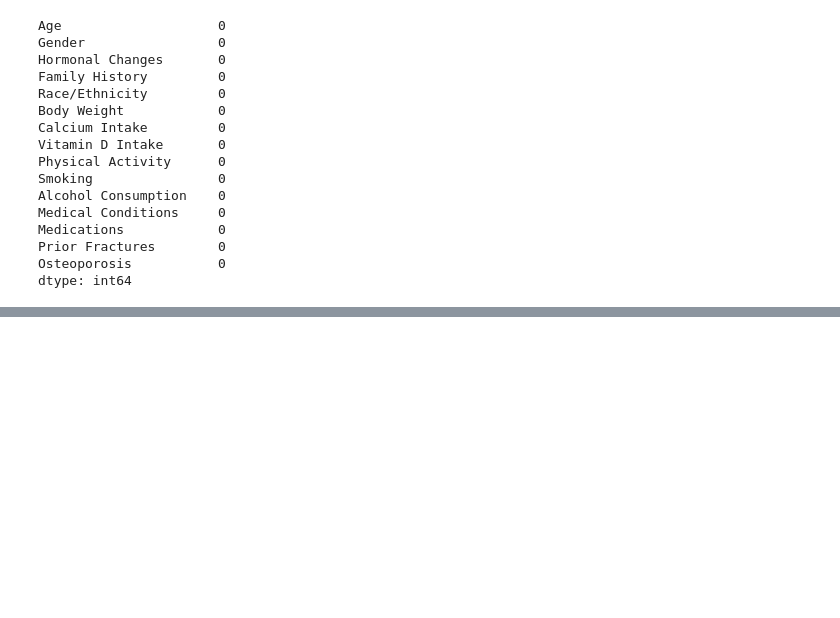
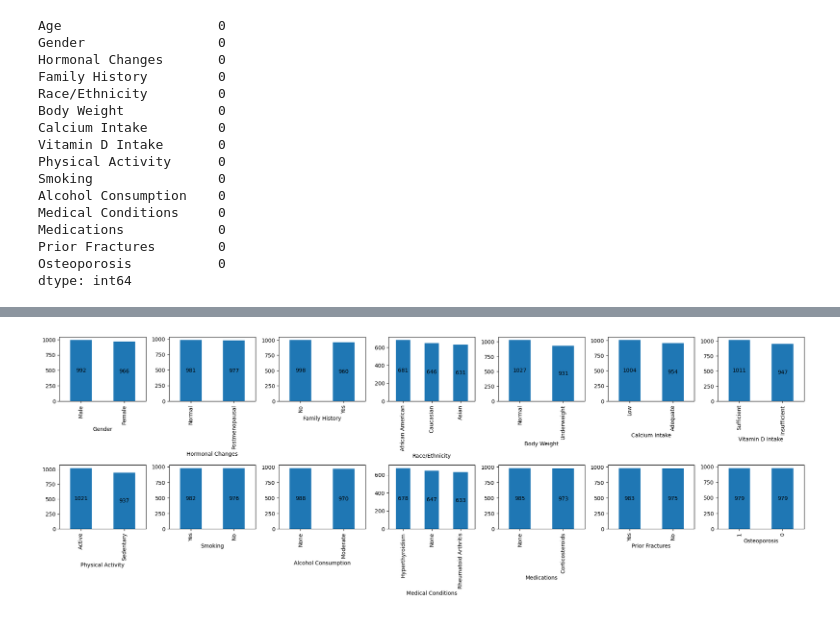
Before and after one commit to NavyaSai-V/Predicting-Osteoporosis-Risk, a Jupyter notebook: Osteoporrosis.ipynb, the cells around one changed output, grey strips where cells are left out. Cells and saved outputs as stored; diff of their text form; code cells hidden in the pictures; blank space fills up the shorter version.

```diff
--- a/Osteoporrosis.ipynb
+++ b/Osteoporrosis.ipynb
@@ -155,0 +197,15 @@ dtype: int64
+# %%
+fig, axes = plt.subplots(nrows=2, ncols=7, figsize=(20, 7))
+index = 1
+for i in range(2):
+    for j in range(7):
+        counts = data[data.columns[index]].value_counts()
+        counts.plot(kind="bar", ax=axes[i][j])
+        for container in axes[i][j].containers:
+            axes[i][j].bar_label(container, label_type="center")
+        index += 1
+
+plt.tight_layout()
+plt.show()
+# %% [output]
+[figure, added]
```
Also changed, not shown: parts of 6 cells of this notebook.
